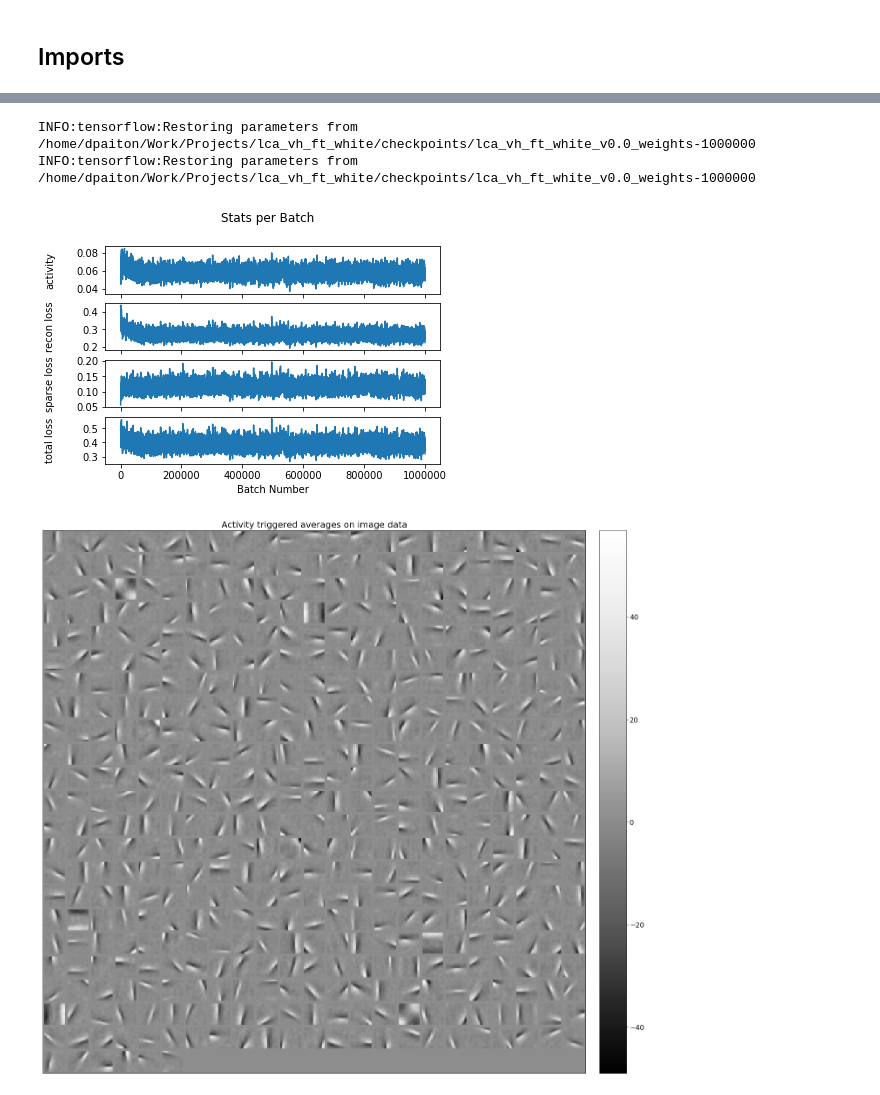
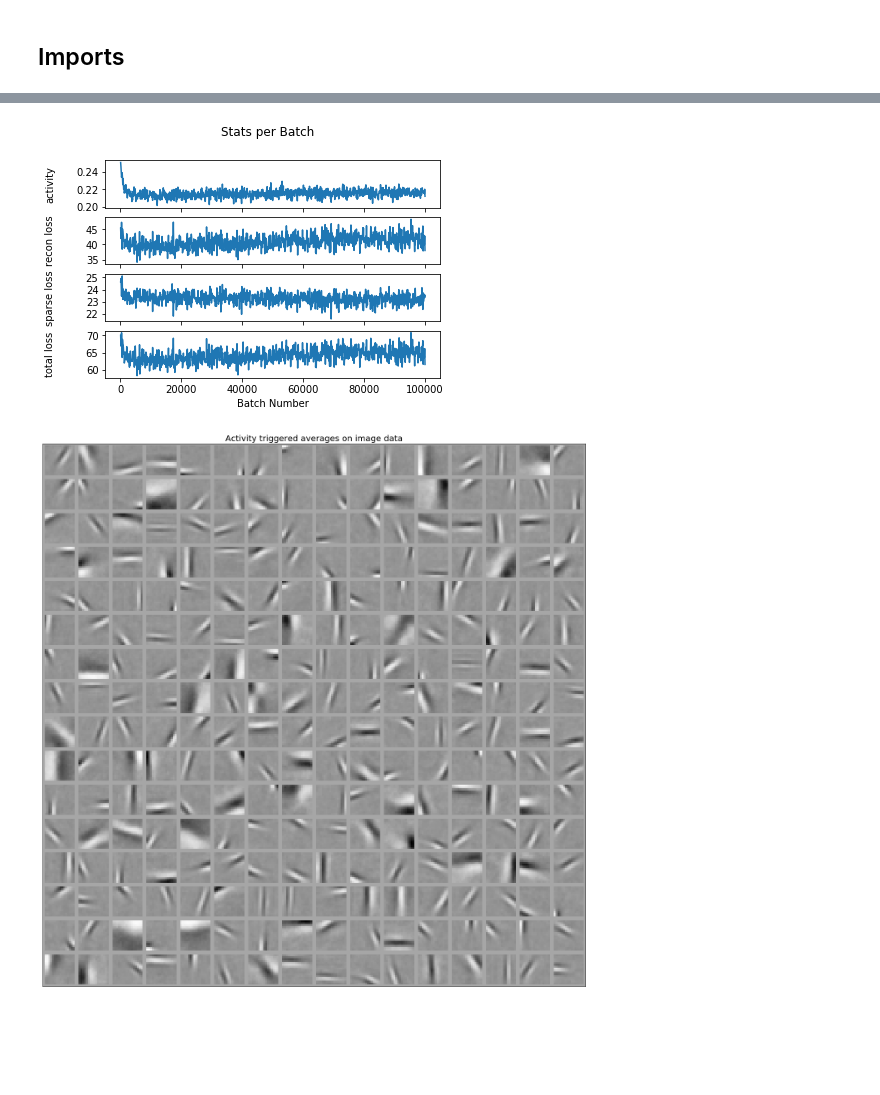
Before and after one commit to dpaiton/DeepSparseCoding, a Jupyter notebook: vis_lca.ipynb, the cells around one changed output, grey strips where cells are left out. Saved outputs shown, nothing was run; the diff lists cells and outputs as text; code cells hidden in the pictures; blank space fills up the shorter version.

```diff
--- a/vis_lca.ipynb
+++ b/vis_lca.ipynb
@@ -39,21 +19,47 @@ analyzer.model_params["input_shape"] = [
-# %%
-if analysis_params["clobber"]:
-  analyzer.run_analysis(data["train"].images, save_info="full_imgs")
-else:
-  analyzer.load_analysis(save_info="full_imgs")
-# %% [output]
-INFO:tensorflow:Restoring parameters from /home/dpaiton/Work/Projects/lca_vh_ft_white/checkpoints/lca_vh_ft_white_v0.0_weights-1000000
-INFO:tensorflow:Restoring parameters from /home/dpaiton/Work/Projects/lca_vh_ft_white/checkpoints/lca_vh_ft_white_v0.0_weights-1000000
+# %%
+analysis_params = {
+  #"model_type": "ica",
+  "model_type": "lca",
+  #"model_name": "ica",
+  #"model_name": "lca_256_l0_0.5",
+  "model_name": "lca_vh_ft_1c",
+  #"model_name": "lca_vh_ft_white",
+  #"version": "1.0",
+  #"version": "2.0",
+  "version": "0.0",
+  "save_info": "full_imgs"}
+
+# Computed params
+#analysis_params["model_dir"] = (os.path.expanduser("~")+"/Work/Projects/nowht_v3/"+analysis_params["model_name"]+"_v"+analysis_params["version"])
+analysis_params["model_dir"] = (os.path.expanduser("~")+"/Work/Projects/"+analysis_params["model_name"])
+# %%
+analyzer = ap.get_analyzer(analysis_params)
+analyzer.model.setup(analyzer.model_params, analyzer.model_schedule)
+analyzer.load_analysis(save_info=analysis_params["save_info"])
+
+ot_bf_indices = analyzer.ot_grating_responses["neuron_indices"]
+ot_contrasts = analyzer.ot_grating_responses["contrasts"]
+ot_phases = analyzer.ot_grating_responses["phases"]
+ot_orientations = analyzer.ot_grating_responses["orientations"]
+ot_best_phases = analyzer.ot_grating_responses["best_phases"]
+ot_mean_activations = analyzer.ot_grating_responses["mean_responses"]
+
+co_bf_indices = analyzer.co_grating_responses["neuron_indices"]
+co_contrasts = analyzer.co_grating_responses["contrasts"]
+co_phases = analyzer.co_grating_responses["phases"]
+co_base_orientations = analyzer.co_grating_responses["base_orientations"]
+co_mask_orientations = analyzer.co_grating_responses["mask_orientations"]
+co_base_mean_responses = analyzer.co_grating_responses["base_mean_responses"]
+co_test_mean_responses = analyzer.co_grating_responses["test_mean_responses"]
 # %%
 stats_fig = pf.plot_stats(analyzer.run_stats,
   keys=["a_fraction_active", "recon_loss", "sparse_loss", "total_loss"],
   labels=["activity", "recon loss", "sparse loss", "total loss"])
+stats_fig.savefig(analyzer.analysis_out_dir+analysis_params["model_name"]+"_train_stats.png")
 # %% [output]
-[figure, old version]
+[figure, new version]
 # %%
-num_pixels, num_neurons = analyzer.atas.shape
-atas_fig = pf.plot_data_tiled(analyzer.atas.T.reshape(num_neurons,
-  int(np.sqrt(num_pixels)), int(np.sqrt(num_pixels))), normalize=False,
-  title="Activity triggered averages on image data")
+atas_fig = pf.plot_data_tiled(analyzer.atas.T, normalize=False, title="Activity triggered averages on image data")
+atas_fig.savefig(analyzer.analysis_out_dir+analysis_params["model_name"]+"_img_atas.png")
 # %% [output]
-[figure, old version]
+[figure, new version]
```
Also changed, not shown: parts of 16 cells of this notebook, 24 other files.
